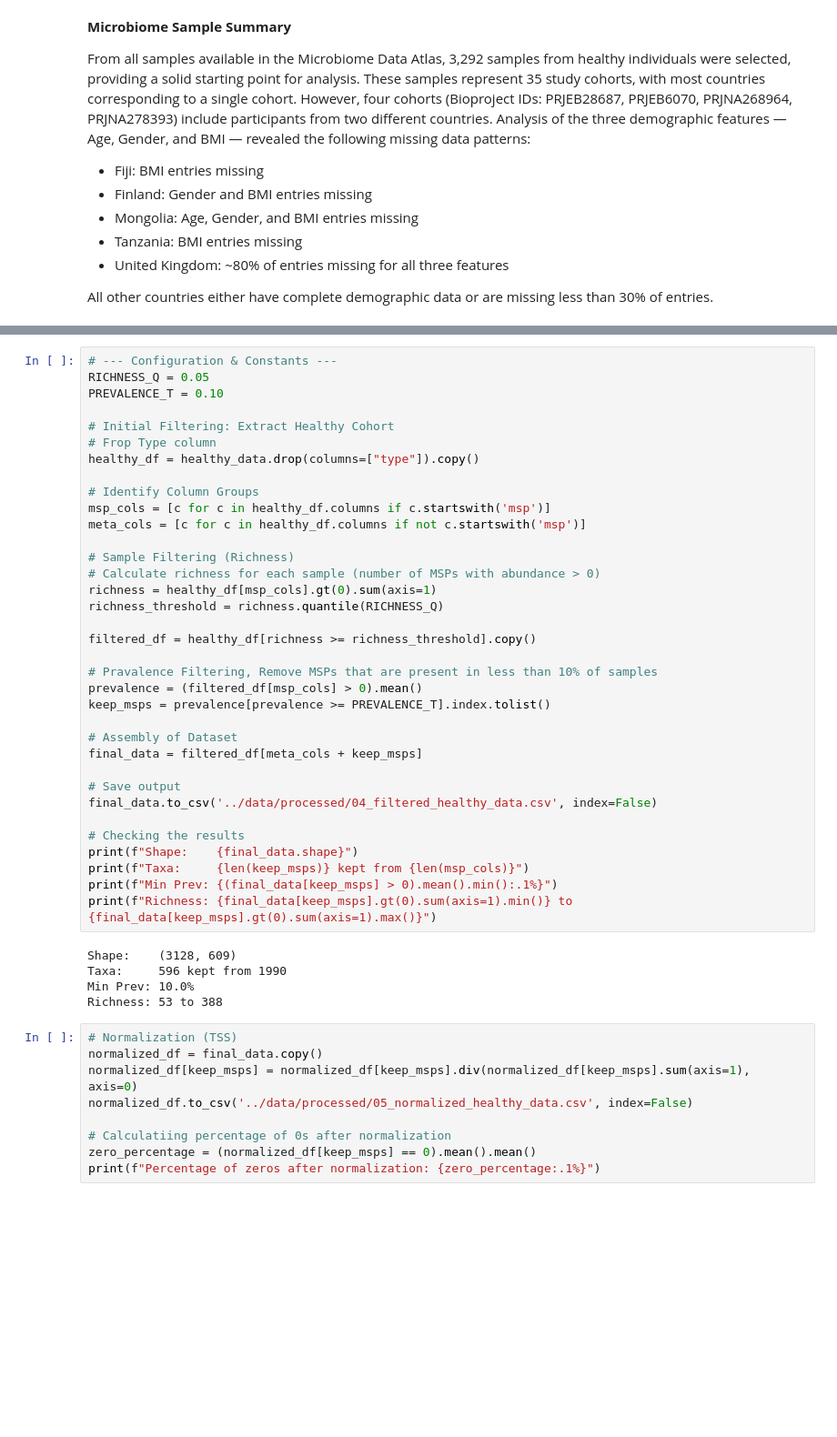
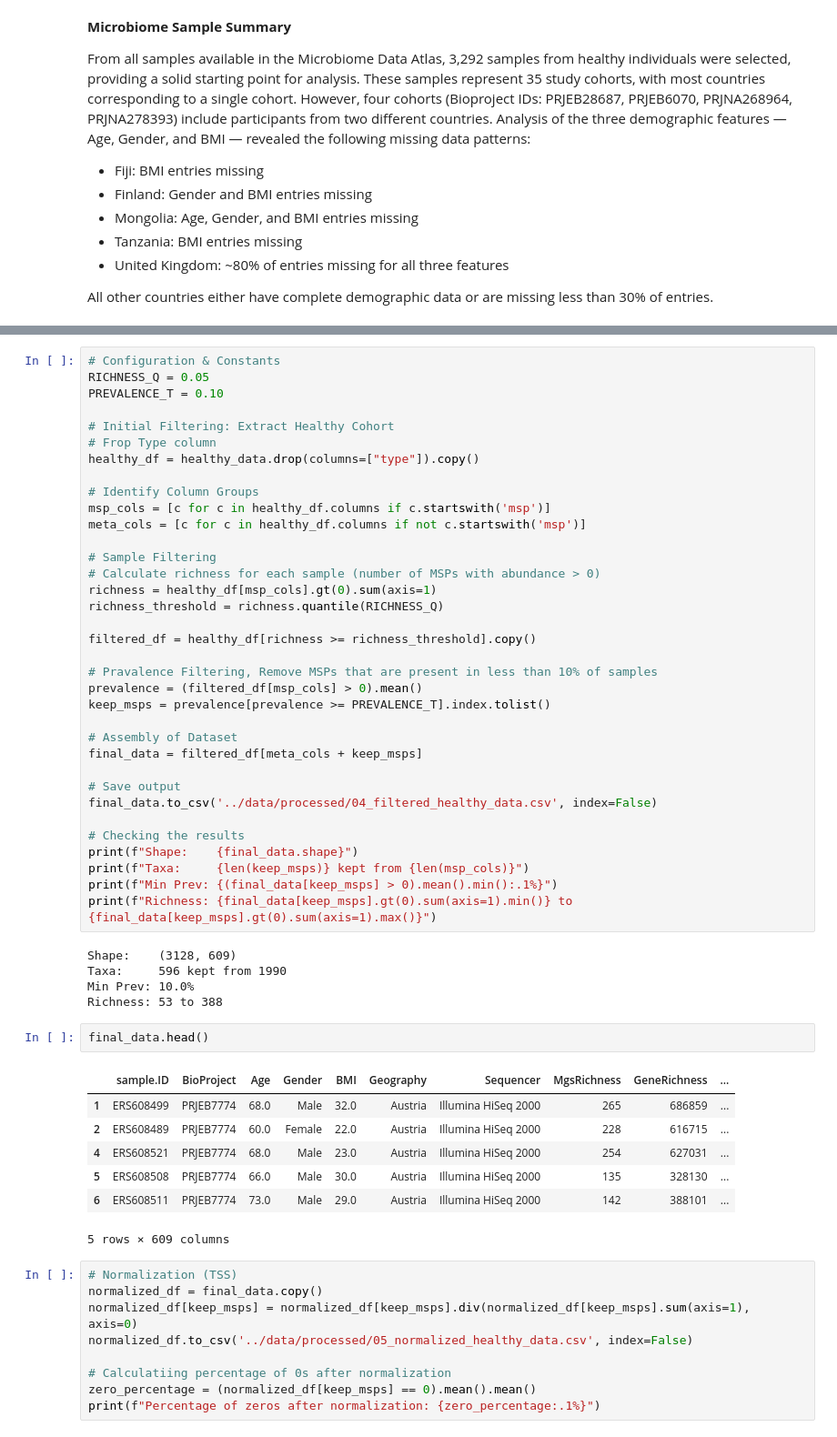
Before and after one commit to dafi03/PA1_repo2, a Jupyter notebook: notebook/goodbad_PA1_dfi_ajbi.ipynb, the cells around one changed output, grey strips where cells are left out. Shown at 91% size. Drawn from its saved outputs; the diff is of its cells as text; blank space fills up the shorter version.

```diff
--- a/notebook/goodbad_PA1_dfi_ajbi.ipynb
+++ b/notebook/goodbad_PA1_dfi_ajbi.ipynb
@@ -290,5 +291,5 @@ where $g(x)$ represents the geometric mean of the abundances within the sample.
 # %%
-# --- Configuration & Constants ---
+# Configuration & Constants
 RICHNESS_Q = 0.05
 PREVALENCE_T = 0.10
 
@@ -300,7 +301,7 @@ healthy_df = healthy_data.drop(columns=["type"]).copy()
 msp_cols = [c for c in healthy_df.columns if c.startswith('msp')]
 meta_cols = [c for c in healthy_df.columns if not c.startswith('msp')]
 
-# Sample Filtering (Richness)
+# Sample Filtering
 # Calculate richness for each sample (number of MSPs with abundance > 0)
 richness = healthy_df[msp_cols].gt(0).sum(axis=1)
 richness_threshold = richness.quantile(RICHNESS_Q)
@@ -327,6 +328,16 @@ Shape:    (3128, 609)
 Taxa:     596 kept from 1990
 Min Prev: 10.0%
 Richness: 53 to 388
+# %%
+final_data.head()
+# %% [output]
+|  | sample.ID | BioProject | Age | Gender | BMI | Geography | Sequencer | MgsRichness | GeneRichness | ... |
+| 1 | ERS608499 | PRJEB7774 | 68.0 | Male | 32.0 | Austria | Illumina HiSeq 2000 | 265 | 686859 | ... |
+| 2 | ERS608489 | PRJEB7774 | 60.0 | Female | 22.0 | Austria | Illumina HiSeq 2000 | 228 | 616715 | ... |
+| 4 | ERS608521 | PRJEB7774 | 68.0 | Male | 23.0 | Austria | Illumina HiSeq 2000 | 254 | 627031 | ... |
+| 5 | ERS608508 | PRJEB7774 | 66.0 | Male | 30.0 | Austria | Illumina HiSeq 2000 | 135 | 328130 | ... |
+| 6 | ERS608511 | PRJEB7774 | 73.0 | Male | 29.0 | Austria | Illumina HiSeq 2000 | 142 | 388101 | ... |
+5 rows × 609 columns
 # %%
 # Normalization (TSS)
 normalized_df = final_data.copy()
```
Also changed, not shown: parts of 1 cell of this notebook.
